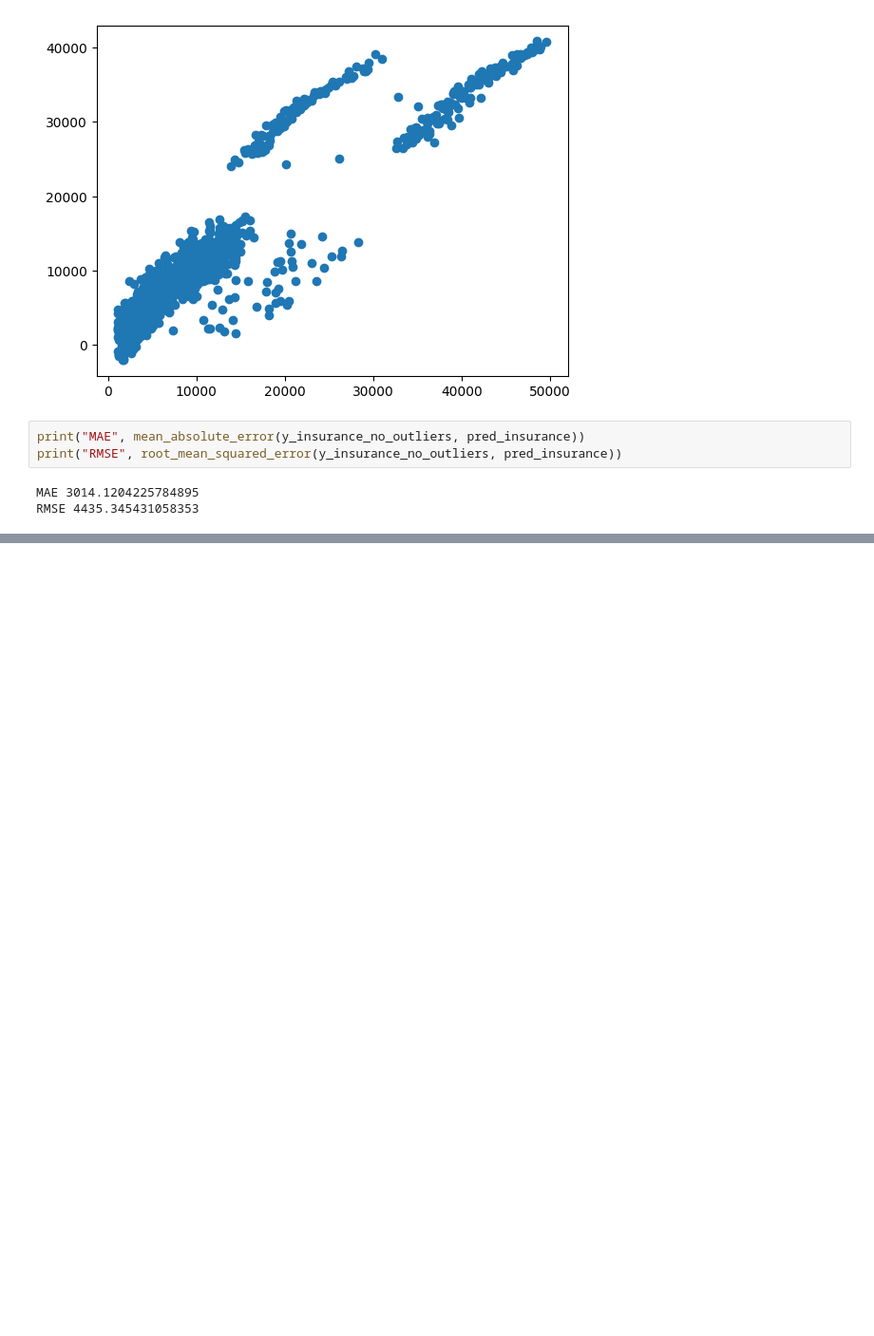
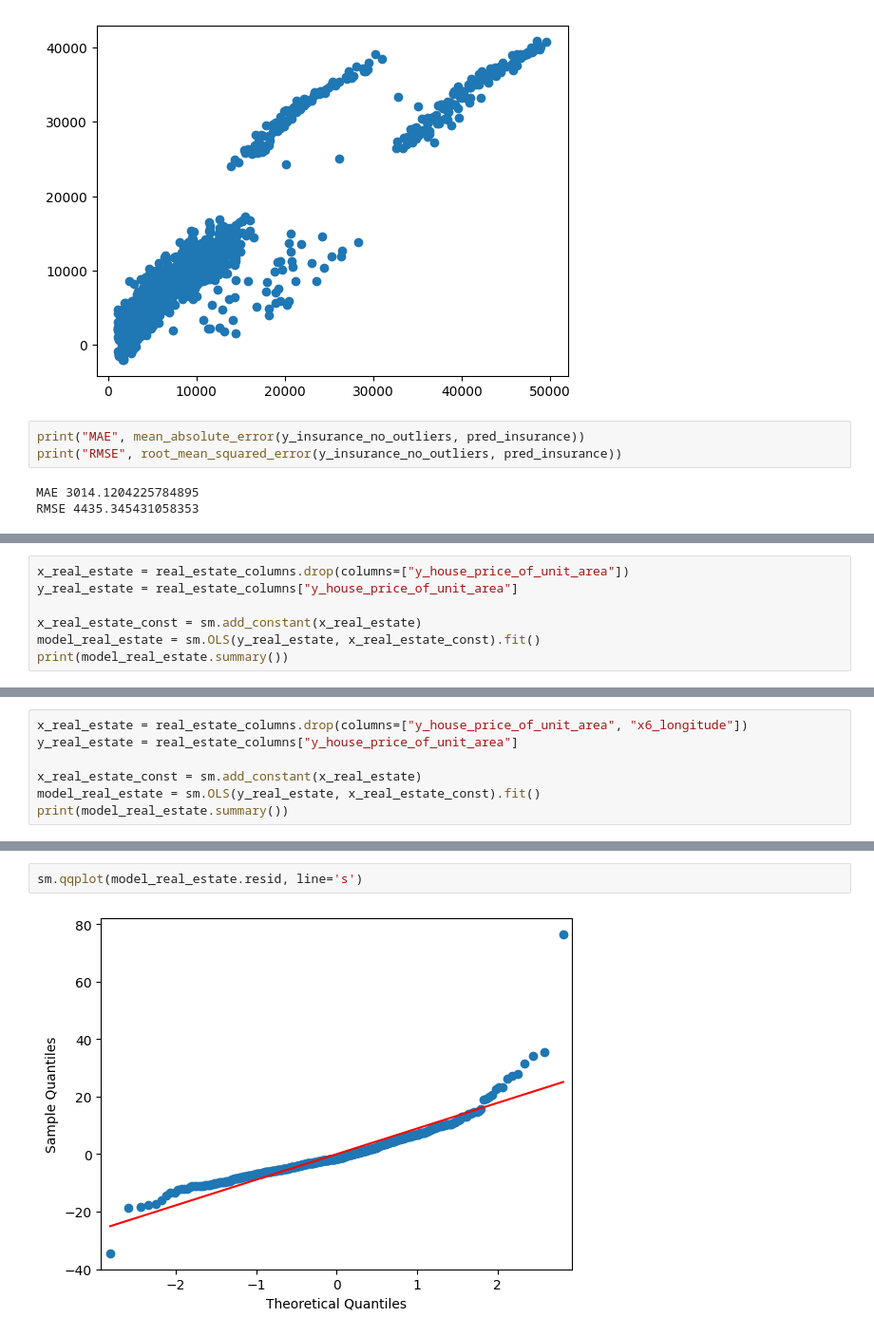
Before and after one commit to lwawrowski/cdv_bigdata, a Jupyter notebook: metody_analizy_przetwarzania_danych/2025_2026/gr2/20260329_regresja.ipynb, the cells around one changed output, grey strips where cells are left out. Shown at 95% size. Cells and saved outputs as stored; diff of their text form; blank space fills up the shorter version.

```diff
--- a/metody_analizy_przetwarzania_danych/2025_2026/gr2/20260329_regresja.ipynb
+++ b/metody_analizy_przetwarzania_danych/2025_2026/gr2/20260329_regresja.ipynb
@@ -364,0 +380,7 @@ RMSE 4435.345431058353
+# %%
+x_real_estate = real_estate_columns.drop(columns=["y_house_price_of_unit_area"])
+y_real_estate = real_estate_columns["y_house_price_of_unit_area"]
+
+x_real_estate_const = sm.add_constant(x_real_estate)
+model_real_estate = sm.OLS(y_real_estate, x_real_estate_const).fit()
+print(model_real_estate.summary())
@@ -364,0 +405,7 @@ RMSE 4435.345431058353
+# %%
+x_real_estate = real_estate_columns.drop(columns=["y_house_price_of_unit_area", "x6_longitude"])
+y_real_estate = real_estate_columns["y_house_price_of_unit_area"]
+
+x_real_estate_const = sm.add_constant(x_real_estate)
+model_real_estate = sm.OLS(y_real_estate, x_real_estate_const).fit()
+print(model_real_estate.summary())
@@ -364,0 +430,4 @@ RMSE 4435.345431058353
+# %%
+sm.qqplot(model_real_estate.resid, line='s')
+# %% [output]
+[figure, added]
```
Also changed, not shown: parts of 10 cells of this notebook, 1 other file.
